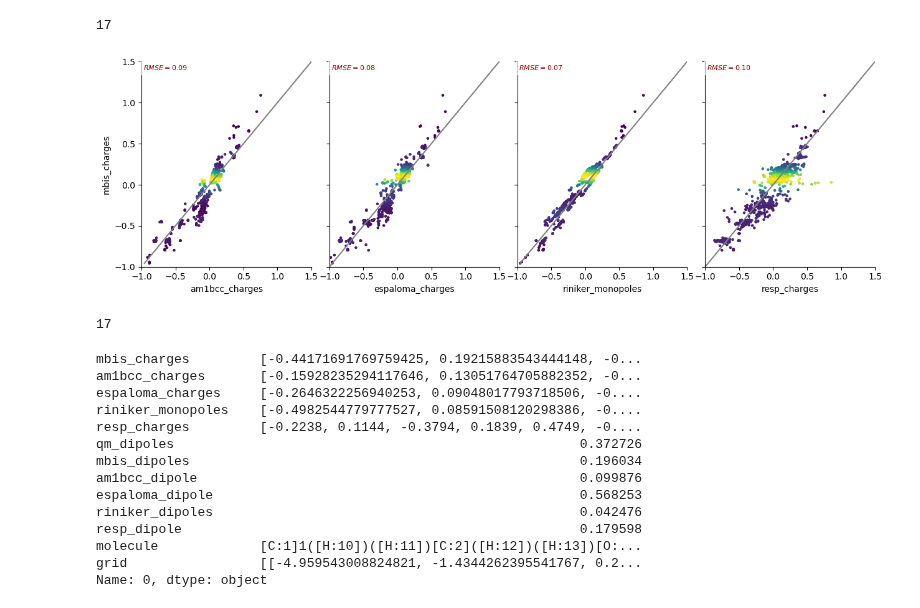
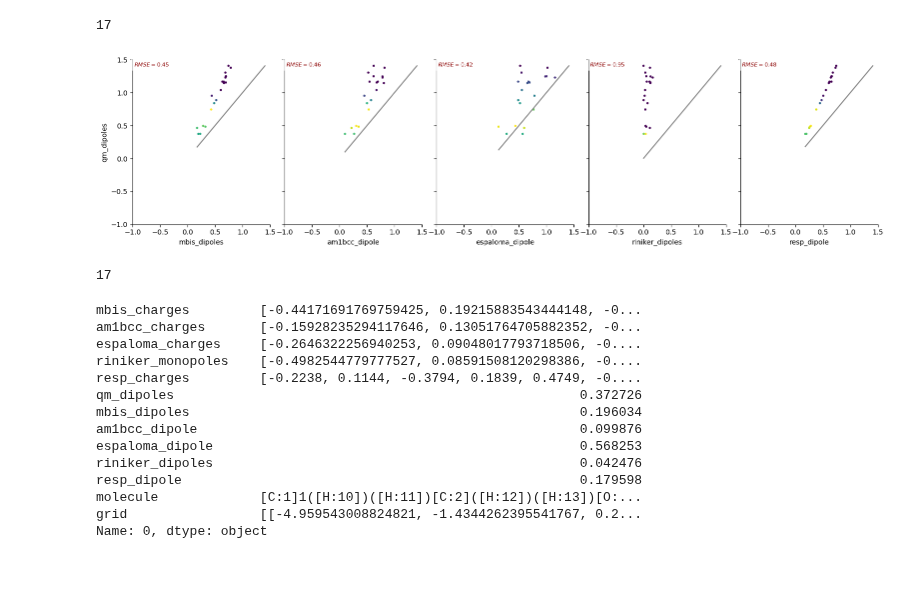
Before and after one commit to bismuthadams1/charge_paper, a Jupyter notebook: explore_parquet.ipynb, the cells around one changed output. Saved outputs shown, nothing was run; the diff lists cells and outputs as text; code cells hidden in the pictures; blank space fills up the shorter version.

Commit message:
working esp comparison

```diff
--- a/explore_parquet.ipynb
+++ b/explore_parquet.ipynb
@@ -17,6 +17,7 @@ def equalityline(x, y, ax = None, **kwargs):
     ax.plot(lims, lims, **kwargs)
 
 def m(x, y, ax = None, **kwargs):
+
     x = np.array(x)
     y = np.array(y)
     ax = ax or plt.gca()
@@ -26,8 +27,9 @@ def m(x, y, ax = None, **kwargs):
                 color='darkred', backgroundcolor='#FFFFFF99', ha='left', va='top')
 
 def kde(x, y, ax = None, **kwargs):
-    x = np.array(x)
-    y = np.array(y)
+    if isinstance(x, np.ndarray) and isinstance(y, np.ndarray):
+        x = np.array(x)
+        y = np.array(y)
     ax = ax or plt.gca()
     kernel = stats.gaussian_kde(x)(y)
     ax.scatter(x, y, c=kernel, s=5)
@@ -58,13 +76,35 @@ charge_columns = ['mbis_charges', 'am1bcc_charges','riniker_monopoles', 'espalom
 
 # Explode the DataFrame
 exploded_df = explode_charges(df, charge_columns)
+# %%
+# Define the columns you want to compare against QM_HF_Dipoles
+compare_columns = ['mbis_dipoles','am1bcc_dipole','espaloma_dipole','riniker_dipoles','resp_dipole']
+
+
+# Initialize a PairGrid with col_wrap set to 3 for 3 columns per row
+grid = sb.PairGrid(df, x_vars=compare_columns, y_vars=['qm_dipoles'], height=4, aspect=0.8)
+
+# Map the plots to the grid
+grid = grid.map(kde)
+grid = grid.map_offdiag(equalityline, color='gray', ls='-')
+grid = grid.map_offdiag(m)
+grid.map_diag(sb.kdeplot, color='gray')
+
+# Set axis limits
+grid.set(xlim=(-1,1.5), ylim=(-1,1.5))
+
+# Display the plot
+plt.savefig('comparison_of_dipoles.png', dpi=1000)
+plt.show()
+# %% [output]
+[figure, added]
 # %%
 # Define the columns you want to compare against QM_HF_Dipoles
 compare_columns = ['am1bcc_charges','espaloma_charges','riniker_monopoles','resp_charges']
 
 
 # Initialize a PairGrid with col_wrap set to 3 for 3 columns per row
-grid = sb.PairGrid(exploded_df, x_vars=compare_columns, y_vars=['mbis_charges'], height=4, aspect=0.8)
+grid = sb.PairGrid(exploded_df, x_vars=compare_columns, y_vars=['qm_dipoles'], height=4, aspect=0.8)
 
 # Map the plots to the grid
 grid = grid.map(kde)
@@ -79,29 +119,7 @@ grid.set(xlim=(-1,1.5), ylim=(-1,1.5))
 plt.savefig('comparison_of_charges.png', dpi=1000)
 plt.show()
 # %% [output]
-[figure, removed]
+17
-# %%
-# Define the columns you want to compare against QM_HF_Dipoles
-compare_columns = ['am1bcc_charges','espaloma_charges','riniker_monopoles','resp_charges']
-
-
-# Initialize a PairGrid with col_wrap set to 3 for 3 columns per row
-grid = sb.PairGrid(exploded_df, x_vars=compare_columns, y_vars=['mbis_charges'], height=4, aspect=0.8)
-
-# Map the plots to the grid
-grid = grid.map(kde)
-grid = grid.map_offdiag(equalityline, color='gray', ls='-')
-grid = grid.map_offdiag(m)
-grid.map_diag(sb.kdeplot, color='gray')
-
-# Set axis limits
-grid.set(xlim=(-1,1.5), ylim=(-1,1.5))
-
-# Display the plot
-plt.savefig('comparison_of_charges.png', dpi=1000)
-plt.show()
-# %% [output]
-17
 # %%
 df.to_csv('./sanity_check.csv')
 # %%
```
Also changed, not shown: parts of 3 cells of this notebook, 2 other files.
